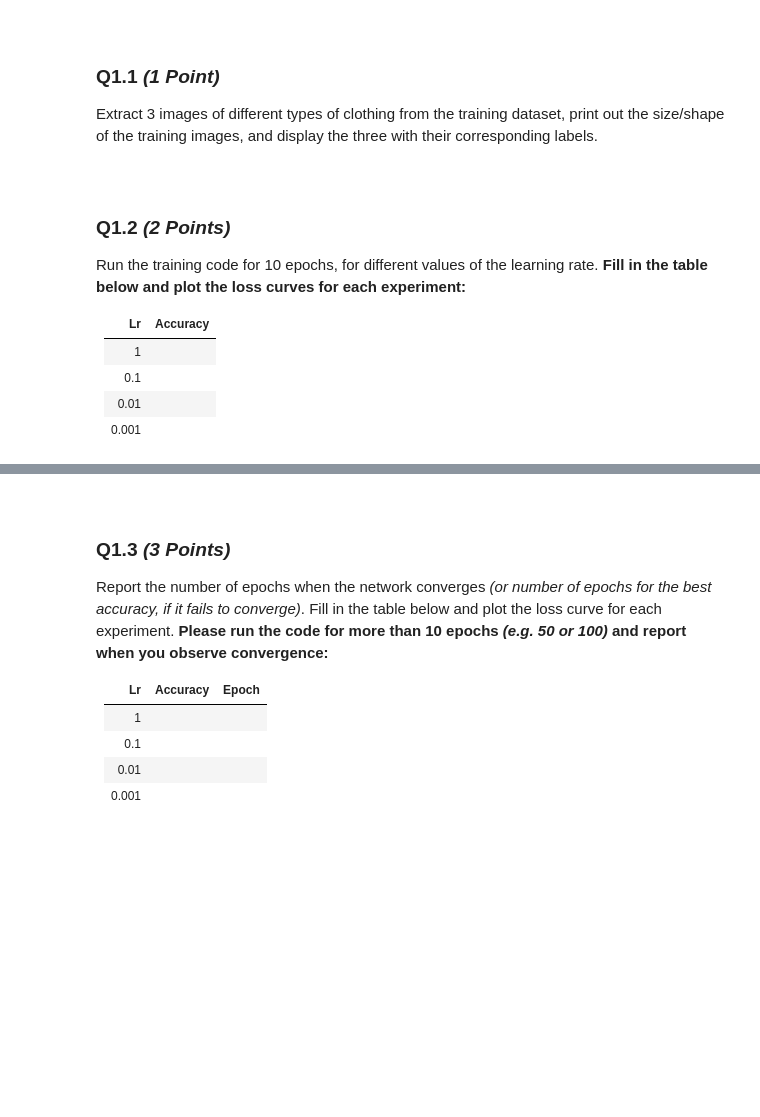
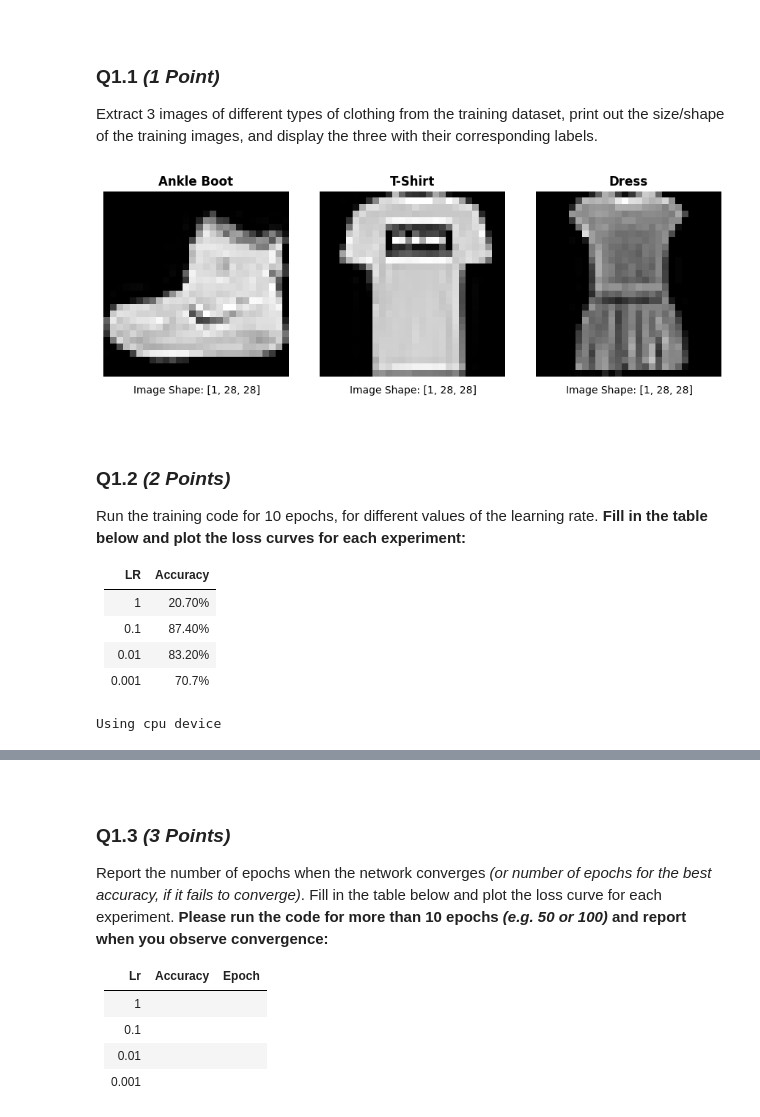
Before and after one commit to busatmd021/COMPUTER-VISION, a Jupyter notebook: Assignment3.ipynb, the cells around one changed output, grey strips where cells are left out. Saved outputs shown, nothing was run; the diff lists cells and outputs as text; code cells hidden in the pictures; blank space fills up the shorter version.

Commit message:
First Attempt at Testing

```diff
--- a/Assignment3.ipynb
+++ b/Assignment3.ipynb
@@ -78,3 +69,50 @@ for X, y in test_dataloader:
+# %%
+# Build a List of Class Names
+labels_map = {
+    0: "T-Shirt",
+    1: "Trouser",
+    2: "Pullover",
+    3: "Dress",
+    4: "Coat",
+    5: "Sandal",
+    6: "Shirt",
+    7: "Sneaker",
+    8: "Bag",
+    9: "Ankle Boot"
+}
+
+# Display 3 Images from the Training Dataset
+plt.figure(figsize=(9, 3))
+
+# Find Three Unique Examples
+unique_classes = {} # List for Storage
+for img, label in training_data:
+
+    # If it is New Add it to List
+    if label not in unique_classes:
+        unique_classes[label] = img
+
+    # Stop Once there are 3 Examples
+    if len(unique_classes) == 3:
+        break
+
+
+# Loop Through First 3 Images
+for i, (label, image) in enumerate(unique_classes.items()):
+    shape = f"Image Shape: {list(image.shape)}"
+    label = labels_map[label]
+
+    # Plot Image
+    plt.subplot(1, 3, i+1)
+    plt.imshow(image.squeeze(), cmap="gray")  # Squeeze() Removes Channel Dimension
+    plt.title(f"{label}", fontweight="bold")
+    plt.text(4, 30, f"{shape}", fontsize=10)
+    plt.axis("off")
+
+plt.tight_layout()
+plt.show()
+# %% [output]
+[figure, added]
 # %% [markdown]
 <br/>
 
@@ -82,12 +120,12 @@ for X, y in test_dataloader:
 
 Run the training code for 10 epochs, for different values of the learning rate. **Fill in the table below and plot the loss curves for each experiment:**
 
-|Lr|Accuracy|
-|---|---|
-|1   |      |
-|0.1|          |
-|0.01|         |
-|0.001  |        |
+|  LR |Accuracy|
+| --- |  ---   |
+|  1  | 20.70% |
+| 0.1 | 87.40% |
+|0.01 | 83.20% |
+|0.001| 70.7%  |
 # %%
 # Get CPU or GPU Device for Training
 device = "cuda" if torch.cuda.is_available() else "cpu"
@@ -115,8 +153,5 @@ class NeuralNetwork(nn.Module):
         x = self.flatten(x)                  # Flatten the Input
         logits = self.linear_relu_stack(x)   # Pass Through the Linear & ReLU Stack
         return logits                        # Return Raw Scores (logits)
-
-
-# Instantiate the Model & Move it to the Selected Device (CPU or GPU)
-model = NeuralNetwork().to(device)
-print(model)
+# %% [output]
+Using cpu device
```
Also changed, not shown: parts of 8 cells of this notebook, 1 other file.
